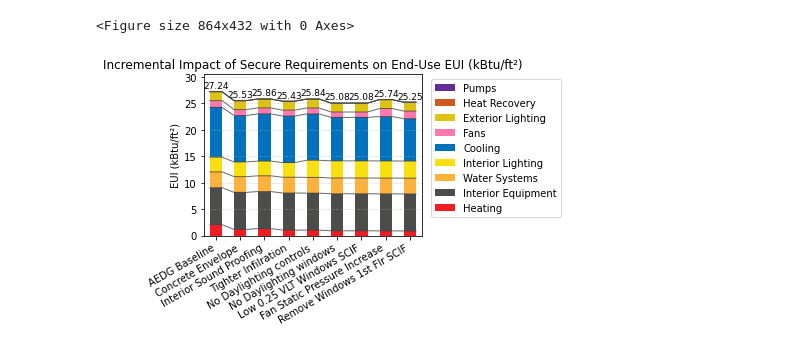
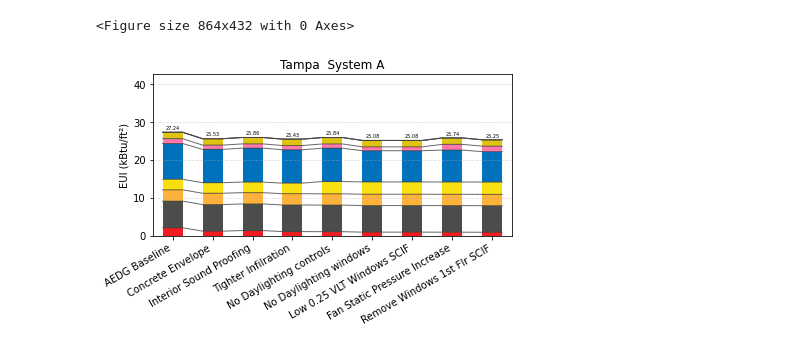
Before and after one commit to brianlball/PAT_projects, a Jupyter notebook: pat_sddc_office/Tampa/results.ipynb, the cells around one changed output. Saved outputs shown, nothing was run; the diff lists cells and outputs as text; code cells hidden in the pictures.

Commit message:
Tampa good graphics

```diff
--- a/pat_sddc_office/Tampa/results.ipynb
+++ b/pat_sddc_office/Tampa/results.ipynb
@@ -8,21 +8,21 @@ import matplotlib.pyplot as plt
 import numpy as np
 from matplotlib.colors import to_rgb
 
+SYSTEM = "A"   # <-- change to "A" or "D" whenever you want
+#SYSTEM = "D"   # <-- change to "A" or "D" whenever you want
+CITY = "Tampa"
 # ----------------- CONFIG -----------------
-ROOT_DIR = Path(r"C:\projects\resilience\pat_sddc_office\Tampa")  # <-- your parent
+ROOT_DIR = Path(fr"C:\projects\resilience\pat_sddc_office\{CITY}")  # <-- your parent
 RUN_ORDER = [
-    {"SystemA_baseline": "AEDG Baseline"},
-    {"SystemA_extwall_R23": "Concrete Envelope"},
-    {"SystemA_extwall_R23_intwall": "Interior Sound Proofing"},
-    {"SystemA_extwall_R23_intwall_infil": "Tighter Infilration"},
-    {"SystemA_extwall_R23_intwall_infil_dlc": "No Daylighting controls"},
-    {"SystemA_extwall_R23_intwall_infil_dlc_dlw": "No Daylighting windows"},
-    {"SystemA_extwall_R23_intwall_infil_dlc_dlw_vlt": "Low 0.25 VLT Windows SCIF"},
-    {"SystemA_extwall_R23_intwall_infil_dlc_dlw_vlt_fan": "Fan Static Pressure Increase"},
-    {"SystemA_extwall_R23_intwall_infil_dlc_dlw_vlt_fan_1flw": "Remove Windows 1st Flr SCIF"}
-    #{"SystemD_extwall_R23_infil": "Tighter Infilration"}
-
-    # add more...
+    {f"System{SYSTEM}_baseline": "AEDG Baseline"},
+    {f"System{SYSTEM}_extwall_R23": "Concrete Envelope"},
+    {f"System{SYSTEM}_extwall_R23_intwall": "Interior Sound Proofing"},
+    {f"System{SYSTEM}_extwall_R23_intwall_infil": "Tighter Infilration"},
+    {f"System{SYSTEM}_extwall_R23_intwall_infil_dlc": "No Daylighting controls"},
+    {f"System{SYSTEM}_extwall_R23_intwall_infil_dlc_dlw": "No Daylighting windows"},
+    {f"System{SYSTEM}_extwall_R23_intwall_infil_dlc_dlw_vlt": "Low 0.25 VLT Windows SCIF"},
+    {f"System{SYSTEM}_extwall_R23_intwall_infil_dlc_dlw_vlt_fan": "Fan Static Pressure Increase"},
+    {f"System{SYSTEM}_extwall_R23_intwall_infil_dlc_dlw_vlt_fan_1flw": "Remove Windows 1st Flr SCIF"},
 ]
 
 REPORT_FILENAMES = ["openstudio_results_report.html", "openstudio_results_report.thml"]
@@ -150,7 +150,7 @@ df = df[ENDUSES]
 
 # -------------- PLOT ----------------------
 plt.figure(figsize=(12, 6))
-ax = df.plot(kind="bar", stacked=True, color=[COLORS[k] for k in ENDUSES])
+ax = df.plot(kind="bar", stacked=True, color=[COLORS[k] for k in ENDUSES], legend=False)
 
 # --- CONNECTING LINES ACROSS OUTER EDGES OF THE BARS ---
 # get left/right edges from the rectangles of the first stack layer
@@ -184,7 +184,8 @@ for j, col in enumerate(df.columns):
 
 ax.set_ylabel("EUI (kBtu/ft²)")
 ax.set_xlabel("")
-ax.set_title("Incremental Impact of Secure Requirements on End-Use EUI (kBtu/ft²)")
+#ax.set_title("Incremental Impact of Secure Requirements on End-Use EUI (kBtu/ft²)")
+ax.set_title(f"{CITY}  System {SYSTEM}")
 #plt.xticks(rotation=30, ha="right", fontsize=10)
 fig = plt.gcf()
 fig.autofmt_xdate(rotation=30, ha="right")
@@ -192,13 +193,15 @@ fig.autofmt_xdate(rotation=30, ha="right")
 #plt.tight_layout()
 
 ax.grid(axis="y", linestyle="--", alpha=0.4)
-handles, labels = ax.get_legend_handles_labels()
-ax.legend(
-    handles[::-1], labels[::-1],
-    title="",
-    bbox_to_anchor=(1.02, 1),
-    loc="upper left"
-)
+#comment out legend as it will be in separate plot
+#if SYSTEM != "D":
+#    handles, labels = ax.get_legend_handles_labels()
+#    ax.legend(
+#        handles[::-1], labels[::-1],
+#        title="",
+#        bbox_to_anchor=(1.02, 1),
+#        loc="upper left"
+#    )
 
 # Totals above bars
 #totals = df.sum(axis=1)
@@ -208,16 +211,17 @@ ax.legend(
 # add right after you compute totals
 totals = df.sum(axis=1)
 ymax = float(totals.max())
-ax.set_ylim(0, ymax * 1.12)  # ~12% headroom
+#ax.set_ylim(0, ymax * 1.12)  # ~12% headroom
+ax.set_ylim(0, 42.5)
 
 # totals above bars with a slight offset
 for x, total in zip(ax.get_xticks(), totals):
-    ax.text(x, total + ymax*0.01, f"{total:.2f}",  # +1% pad
-            ha="center", va="bottom", fontsize=9)
+    ax.text(x, total + ymax*0.02, f"{total:.2f}",  # +1% pad
+            ha="center", va="bottom", rotation=0, rotation_mode="anchor", fontsize=5)
 
 plt.tight_layout()
-out_csv = ROOT_DIR / "eui_enduse_breakdown_exact9.csv"
-out_png = ROOT_DIR / "eui_enduse_stacked_exact9.png"
+out_csv = ROOT_DIR / f"{SYSTEM}_{CITY}_eui_enduse_breakdown_exact9.csv"
+out_png = ROOT_DIR / f"{SYSTEM}_{CITY}_eui_enduse_stacked_exact9.png"
 df.to_csv(out_csv)
 plt.savefig(out_png, dpi=200)
 print(f"Saved CSV -> {out_csv}")
@@ -227,4 +231,32 @@ print(f"Saved PNG -> {out_png}")
 print("\nCheck: Sum of 9-category EUI vs HTML 'Total Site EUI'")
 for label, sum_eui, html_eui in checks:
     print(f"  {label:>25s}: sum={sum_eui:6.2f} | html={html_eui:6.2f} | delta={sum_eui - html_eui:+.2f}")
+
+from matplotlib.patches import Patch
+
+def save_eui_legend(path):
+    # Order legend top→bottom to match your desired style (reverse of stack order)
+    legend_labels = ENDUSES[::-1]  # Pumps on top, Heating at bottom
+    handles = [
+        Patch(facecolor=COLORS[label], edgecolor="none", label=label)
+        for label in legend_labels
+    ]
+
+    fig = plt.figure(figsize=(3, 3))  # tweak size to taste
+    ax = fig.add_subplot(111)
+    ax.axis("off")
+
+    ax.legend(
+        handles, legend_labels,
+        loc="center",
+        frameon=True,
+        title=""
+    )
+
+    fig.savefig(path, dpi=300, bbox_inches="tight")
+    plt.close(fig)
+    print(f"Saved legend -> {path}")
+
+legend_path = ROOT_DIR / "eui_enduse_legend.png"
+save_eui_legend(legend_path)
 # %% [output]
@@ -244,2 +277,2 @@ Check: Sum of 9-category EUI vs HTML 'Total Site EUI'
 <Figure size 864x432 with 0 Axes>
-[figure, old version]
+[figure, new version]
```
Also changed, not shown: parts of 1 cell of this notebook, 3 other files.
